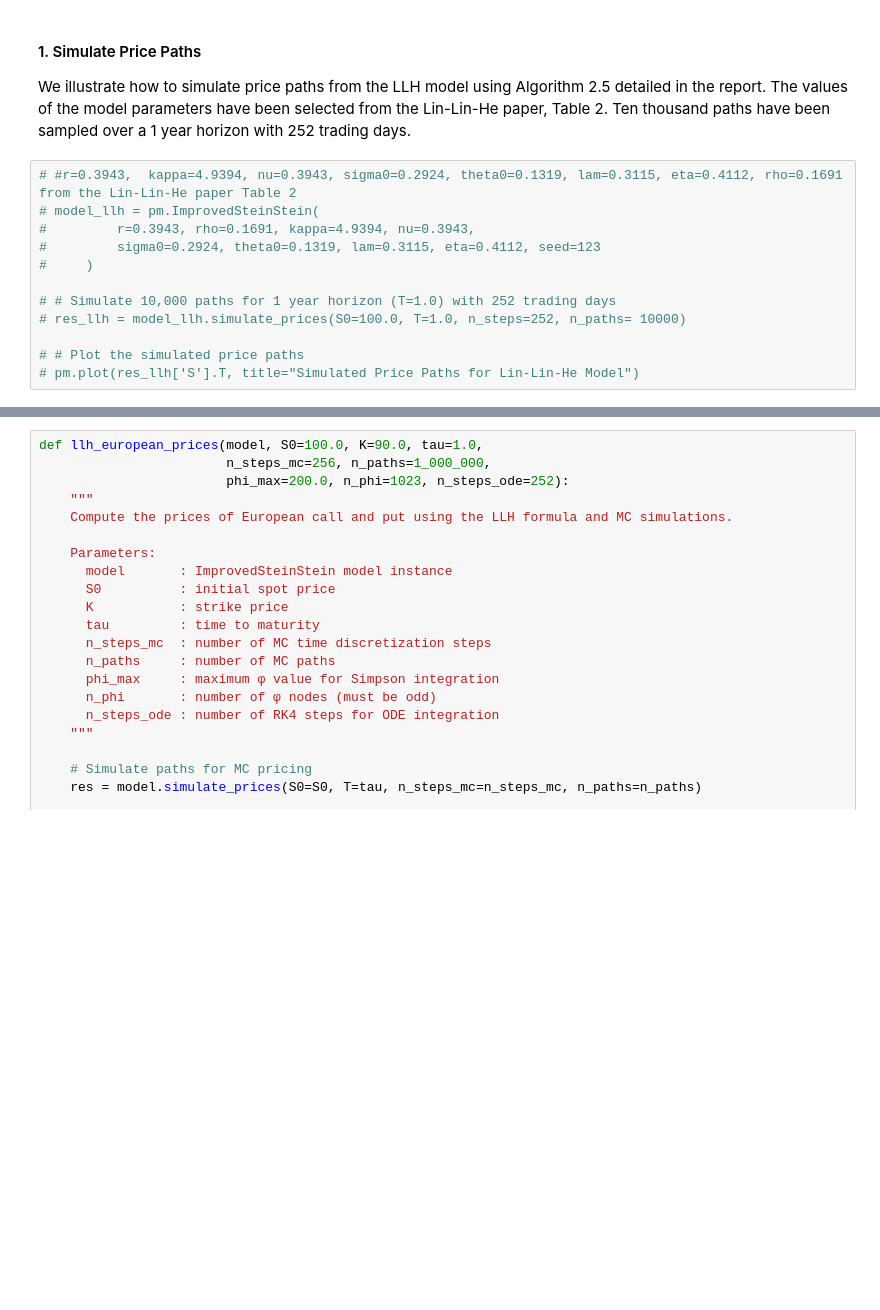
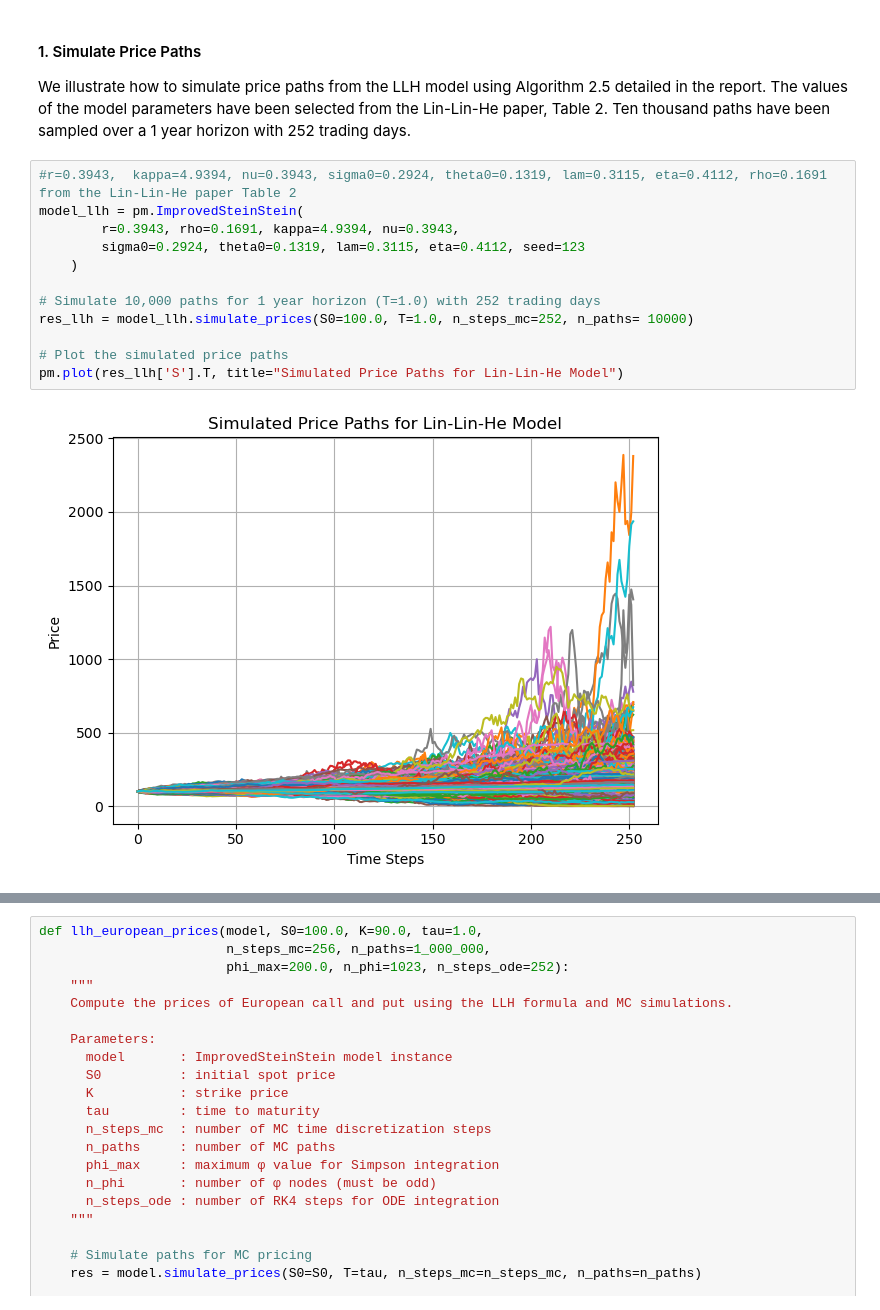
Before and after one commit to ramiuness/american-option-pricing-stoch-vol, a Jupyter notebook: euroean_price.ipynb, the cells around one changed output, grey strips where cells are left out. Drawn from its saved outputs; the diff is of its cells as text; blank space fills up the shorter version.

```diff
--- a/euroean_price.ipynb
+++ b/euroean_price.ipynb
@@ -23,15 +23,17 @@ import matplotlib.pyplot as plt
 
 We illustrate how to simulate price paths from the LLH model using Algorithm 2.5 detailed in the report. The values of the model parameters have been selected from the Lin-Lin-He paper, Table 2. Ten thousand paths have been sampled over a 1 year horizon with 252 trading days.
 # %%
-# #r=0.3943,  kappa=4.9394, nu=0.3943, sigma0=0.2924, theta0=0.1319, lam=0.3115, eta=0.4112, rho=0.1691 from the Lin-Lin-He paper Table 2
-# model_llh = pm.ImprovedSteinStein(
-#         r=0.3943, rho=0.1691, kappa=4.9394, nu=0.3943,
-#         sigma0=0.2924, theta0=0.1319, lam=0.3115, eta=0.4112, seed=123
-#     )
+#r=0.3943,  kappa=4.9394, nu=0.3943, sigma0=0.2924, theta0=0.1319, lam=0.3115, eta=0.4112, rho=0.1691 from the Lin-Lin-He paper Table 2
+model_llh = pm.ImprovedSteinStein(
+        r=0.3943, rho=0.1691, kappa=4.9394, nu=0.3943,
+        sigma0=0.2924, theta0=0.1319, lam=0.3115, eta=0.4112, seed=123
+    )
 
-# # Simulate 10,000 paths for 1 year horizon (T=1.0) with 252 trading days
-# res_llh = model_llh.simulate_prices(S0=100.0, T=1.0, n_steps=252, n_paths= 10000)
+# Simulate 10,000 paths for 1 year horizon (T=1.0) with 252 trading days
+res_llh = model_llh.simulate_prices(S0=100.0, T=1.0, n_steps_mc=252, n_paths= 10000)
 
-# # Plot the simulated price paths
-# pm.plot(res_llh['S'].T, title="Simulated Price Paths for Lin-Lin-He Model")
+# Plot the simulated price paths
+pm.plot(res_llh['S'].T, title="Simulated Price Paths for Lin-Lin-He Model")
+# %% [output]
+[figure, added]
 # %%
```
Also changed, not shown: parts of 6 cells of this notebook, 1 other file.
